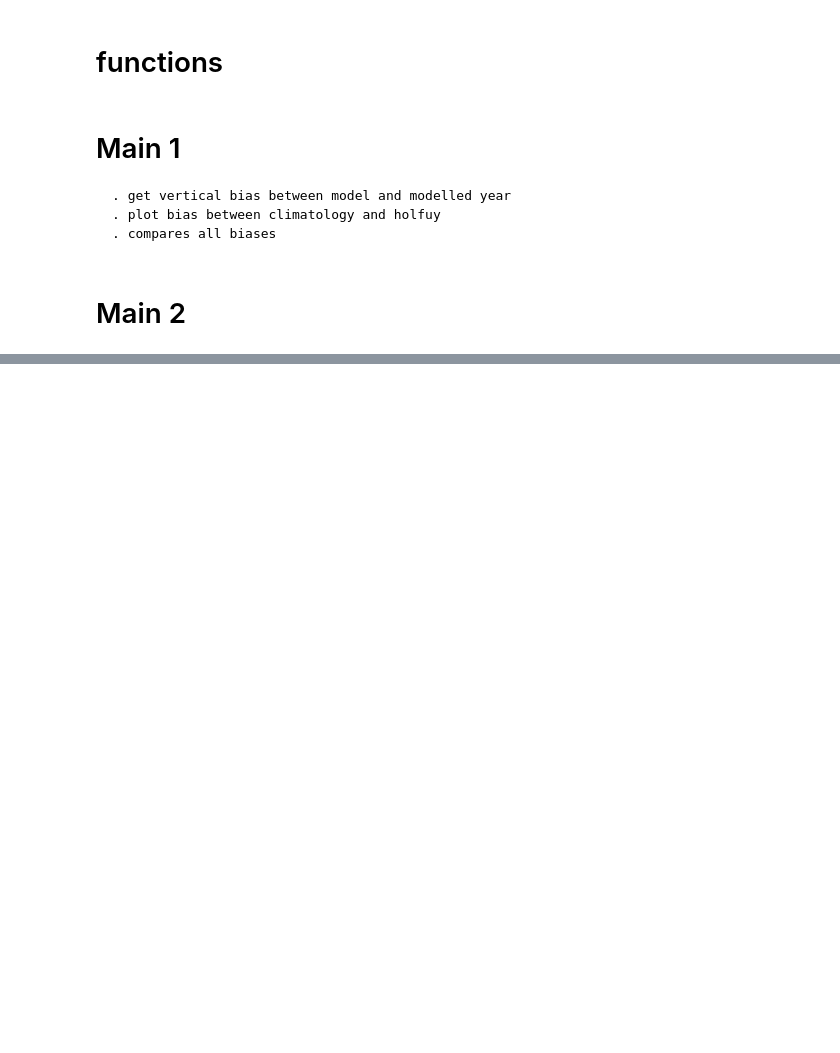
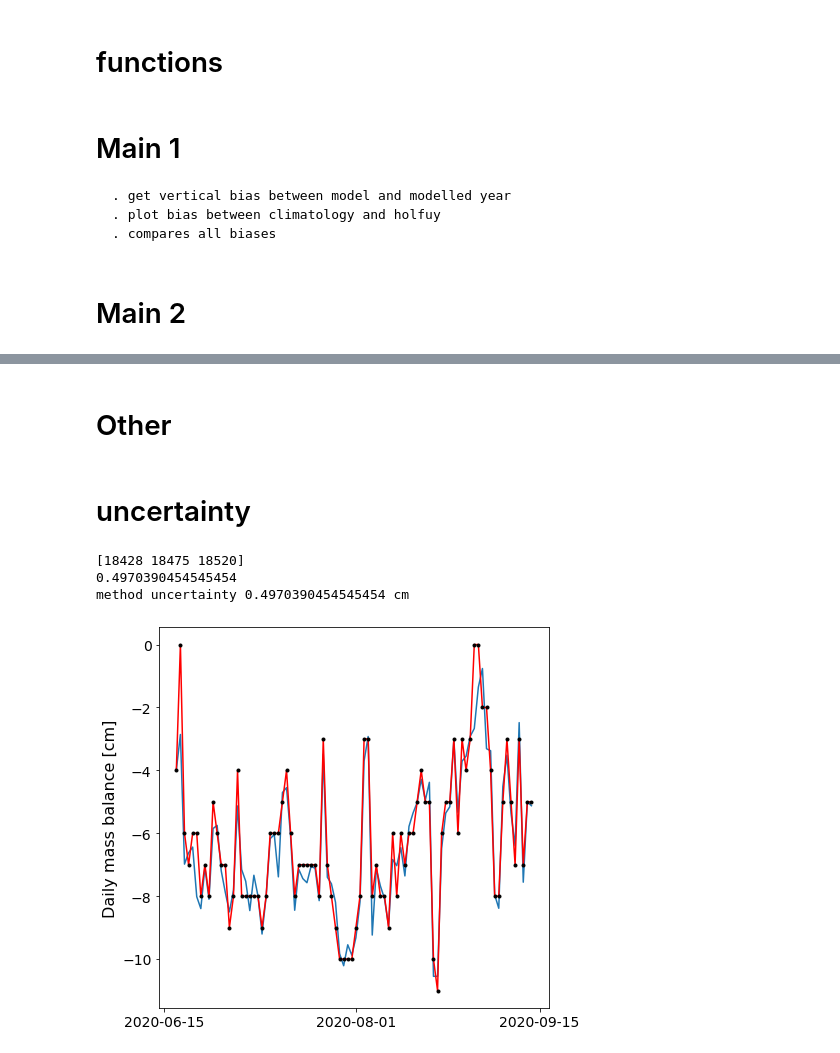
Before and after one commit to acremona/glacier-anomalies-at-point-scale, a Jupyter notebook: glacier_anomalies.ipynb, the cells around one changed output, grey strips where cells are left out. Saved outputs shown, nothing was run; the diff lists cells and outputs as text; code cells hidden in the pictures; blank space fills up the shorter version.

```diff
--- a/glacier_anomalies.ipynb
+++ b/glacier_anomalies.ipynb
@@ -775,0 +1257,2 @@ for year in years:
+# %% [markdown]
+# Other
@@ -775,0 +1309,59 @@ for year in years:
+# %% [markdown]
+# uncertainty
+# %%
+stations = [1001, 1008, 1003, 1007, 1006, 1002]
+years = [2019, 2020]
+
+maes = []
+
+for year in years:
+    for station in stations:
+
+        if not (station==1008 and year==2020): #(station==1003 or station==1001 and year==2020):
+            pass
+
+        else:
+
+            auto_readings = import_holfuy(station=station, year=year, format='csv_2021')
+            manual_readings = import_holfuy(station=station, year=year, format='standard_point')
+            manual_readings = interpolate_manual_df(manual_readings)
+
+            if year==2020:
+                manual_readings.date = manual_readings.date + pd.Timedelta(days=1)
+
+            if auto_readings.date.min() <= manual_readings.date.min():
+                auto_readings = auto_readings[auto_readings['date'] >= manual_readings.date.min()]
+            else:
+                manual_readings = manual_readings[manual_readings['date'] >= auto_readings.date.min()]
+
+            if auto_readings.date.max() >= manual_readings.date.max():
+                auto_readings = auto_readings[auto_readings['date'] <= manual_readings.date.max()]
+            else:
+                manual_readings = manual_readings[manual_readings['date'] <= auto_readings.date.max()]
+
+            errors = auto_readings['dh'].values + manual_readings['mb[m.w.e]'].values/900
+
+            fig, ax = plt.subplots(figsize=(7, 7))
+            ax.plot(auto_readings.date, -auto_readings.dh*100, label='auto', color='tab:blue')
+            ax.plot(manual_readings.date, manual_readings['mb[m.w.e]']/9, label='manual', color='red', marker='.', markerfacecolor='black', markeredgecolor='black')
+            plt.ylabel('Daily mass balance [cm]', fontsize=16)
+
+            xtime_h = np.array([dt.datetime(year,6,15), dt.datetime(year,8,1), dt.datetime(year,9,15)])
+            rounded = xtime_h.astype('datetime64[D]')
+            ax.set_xticks([18428, 18475, 18520], labels=rounded)
+
+            ax.tick_params(axis='both', which='major', labelsize=14)
+            print(ax.get_xticks())
+
+            #plt.legend(fontsize=16)
+            #plt.savefig('C:\\Users\\Aaron\\Documents\\pubblications\\paper1_anomalies\\writing\\glacier_anomalies\\pictures\\auto_manual_vgl_2.png')
+
+            mae = np.mean(abs(errors))
+            maes.append(mae*100)
+            print(mae*100)
+print('method uncertainty', np.mean(maes), 'cm')
+# %% [output]
+[18428 18475 18520]
+0.4970390454545454
+method uncertainty 0.4970390454545454 cm
+[figure, added]
```
Also changed, not shown: parts of 21 cells of this notebook, 4 other files.
